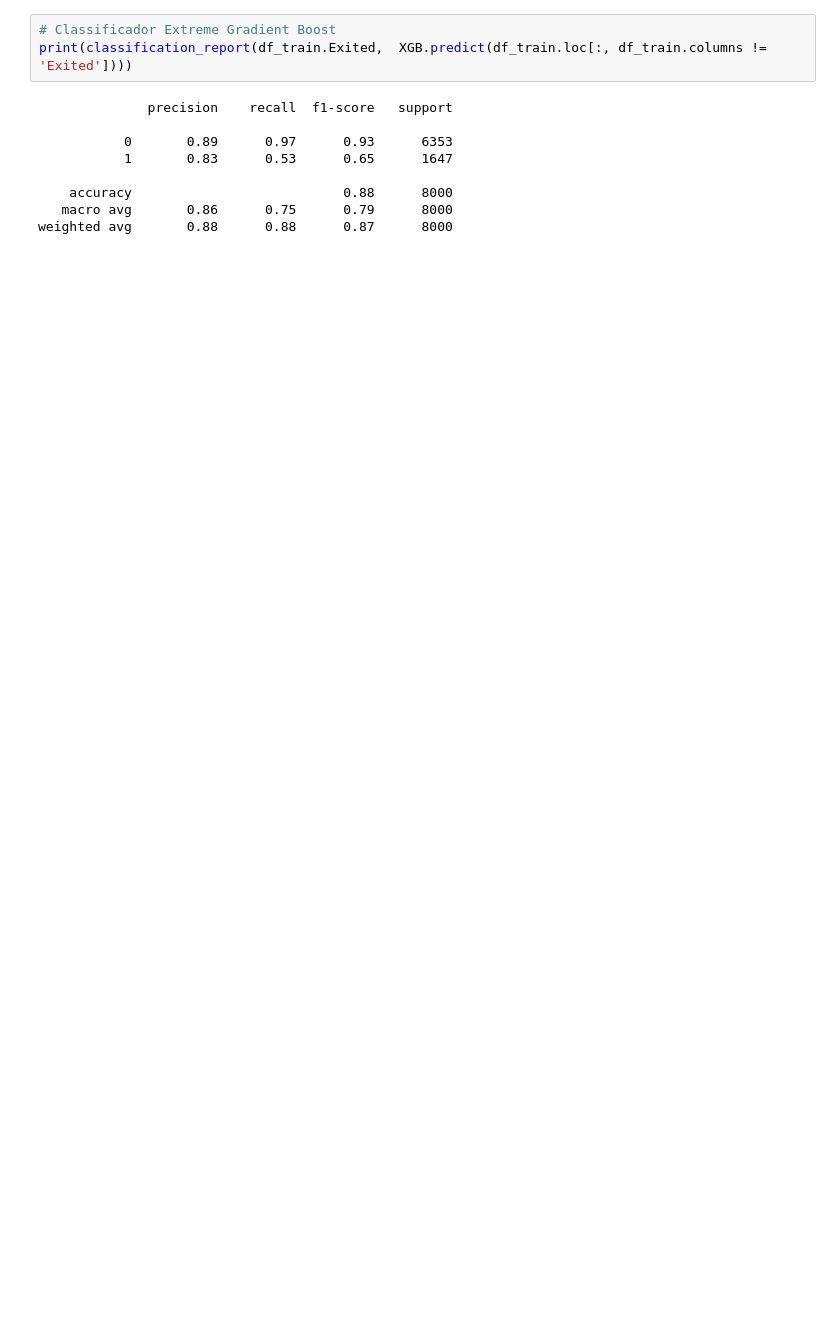
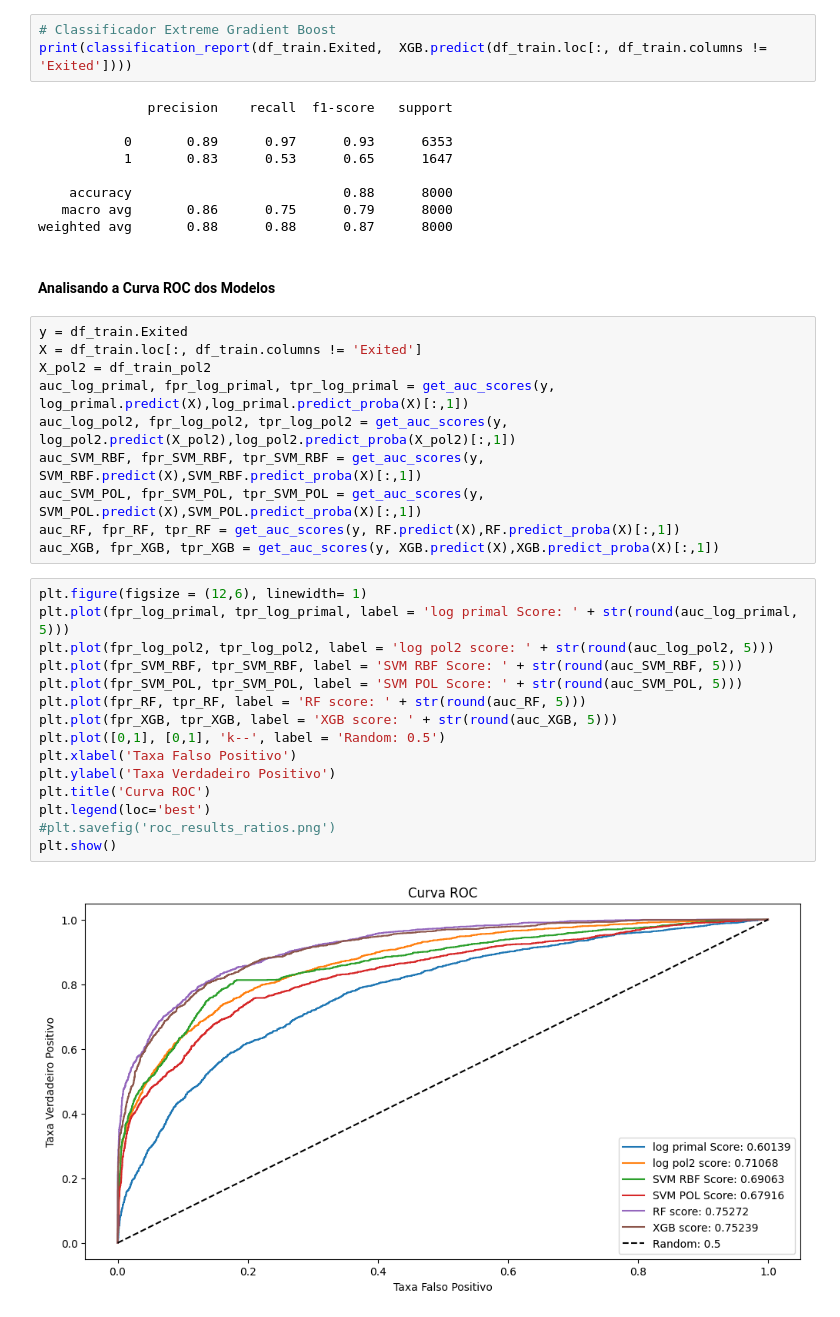
Before and after one commit to fgaraujofh/AEDI, a Jupyter notebook: tarefa_5/AEDI_tarefa5.ipynb, the cells around one changed output. Saved outputs shown, nothing was run; the diff lists cells and outputs as text; blank space fills up the shorter version.

```diff
--- a/tarefa_5/AEDI_tarefa5.ipynb
+++ b/tarefa_5/AEDI_tarefa5.ipynb
@@ -484,3 +490,32 @@ print(classification_report(df_train.Exited,  XGB.predict(df_train.loc[:, df_tra
     accuracy                           0.88      8000
    macro avg       0.86      0.75      0.79      8000
 weighted avg       0.88      0.88      0.87      8000
+# %% [markdown]
+#### Analisando a Curva ROC dos Modelos
+# %%
+y = df_train.Exited
+X = df_train.loc[:, df_train.columns != 'Exited']
+X_pol2 = df_train_pol2
+auc_log_primal, fpr_log_primal, tpr_log_primal = get_auc_scores(y, log_primal.predict(X),log_primal.predict_proba(X)[:,1])
+auc_log_pol2, fpr_log_pol2, tpr_log_pol2 = get_auc_scores(y, log_pol2.predict(X_pol2),log_pol2.predict_proba(X_pol2)[:,1])
+auc_SVM_RBF, fpr_SVM_RBF, tpr_SVM_RBF = get_auc_scores(y, SVM_RBF.predict(X),SVM_RBF.predict_proba(X)[:,1])
+auc_SVM_POL, fpr_SVM_POL, tpr_SVM_POL = get_auc_scores(y, SVM_POL.predict(X),SVM_POL.predict_proba(X)[:,1])
+auc_RF, fpr_RF, tpr_RF = get_auc_scores(y, RF.predict(X),RF.predict_proba(X)[:,1])
+auc_XGB, fpr_XGB, tpr_XGB = get_auc_scores(y, XGB.predict(X),XGB.predict_proba(X)[:,1])
+# %%
+plt.figure(figsize = (12,6), linewidth= 1)
+plt.plot(fpr_log_primal, tpr_log_primal, label = 'log primal Score: ' + str(round(auc_log_primal, 5)))
+plt.plot(fpr_log_pol2, tpr_log_pol2, label = 'log pol2 score: ' + str(round(auc_log_pol2, 5)))
+plt.plot(fpr_SVM_RBF, tpr_SVM_RBF, label = 'SVM RBF Score: ' + str(round(auc_SVM_RBF, 5)))
+plt.plot(fpr_SVM_POL, tpr_SVM_POL, label = 'SVM POL Score: ' + str(round(auc_SVM_POL, 5)))
+plt.plot(fpr_RF, tpr_RF, label = 'RF score: ' + str(round(auc_RF, 5)))
+plt.plot(fpr_XGB, tpr_XGB, label = 'XGB score: ' + str(round(auc_XGB, 5)))
+plt.plot([0,1], [0,1], 'k--', label = 'Random: 0.5')
+plt.xlabel('Taxa Falso Positivo')
+plt.ylabel('Taxa Verdadeiro Positivo')
+plt.title('Curva ROC')
+plt.legend(loc='best')
+#plt.savefig('roc_results_ratios.png')
+plt.show()
+# %% [output]
+[figure, added]
```
Also changed, not shown: parts of 10 cells of this notebook.
